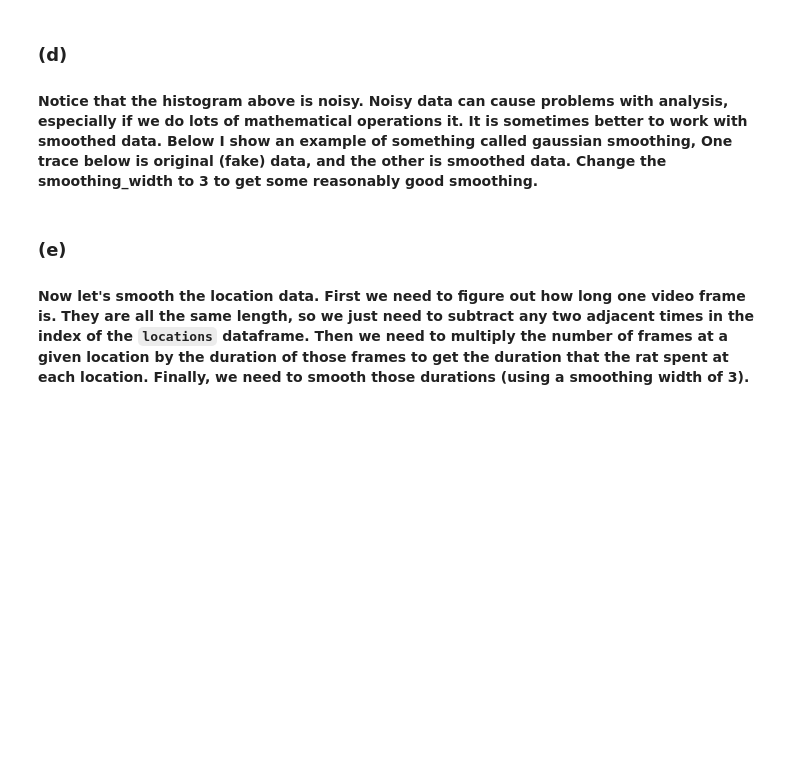
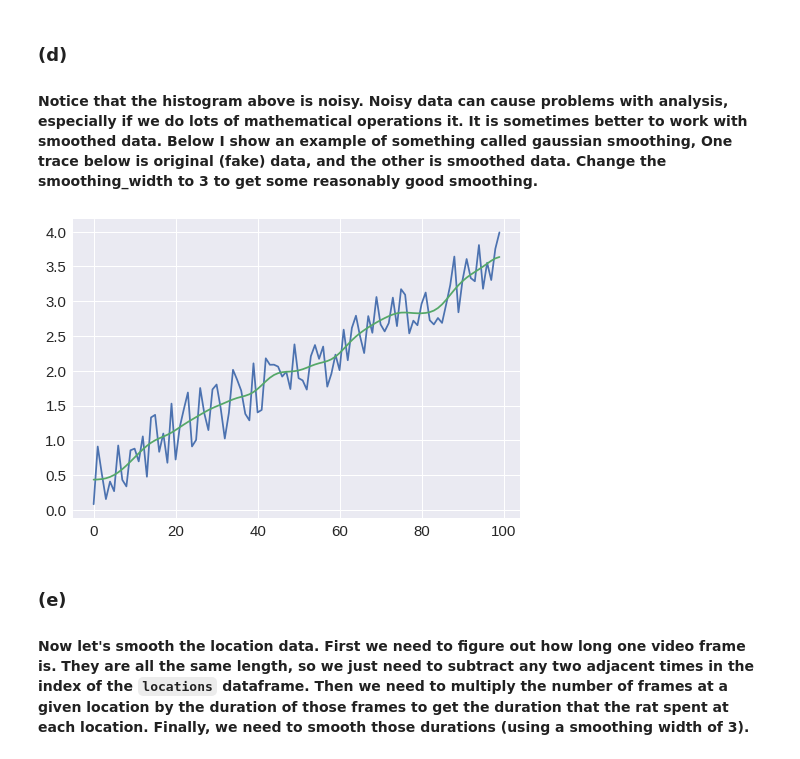
Before and after one commit to prakshalj0512/MAT494, a Jupyter notebook: Copy_of_neural_coding_exercises.ipynb, the cells around one changed output. Cells and saved outputs as stored; diff of their text form; code cells hidden in the pictures; blank space fills up the shorter version.

```diff
--- a/Copy_of_neural_coding_exercises.ipynb
+++ b/Copy_of_neural_coding_exercises.ipynb
@@ -101,10 +132,12 @@ bin_centers = bin_centers.round(3)
 # %%
 from scipy.ndimage.filters import gaussian_filter
 noisy = np.linspace(0,3,100) + np.random.rand(100)
-smoothing_width = ...
+smoothing_width = 3
 smooth = gaussian_filter(noisy, smoothing_width)
 plt.plot(noisy) # The blue trace
 plt.plot(smooth); # The orange trace
+# %% [output]
+[figure, added]
 # %% [markdown]
 ### (e)
 #### Now let's smooth the location data.  First we need to figure out how long one video frame is.  They are all the same length, so we just need to subtract any two adjacent times in the index of the `locations` dataframe.  Then we need to multiply the number of frames at a given location by the duration of those frames to get the duration that the rat spent at each location.  Finally, we need to smooth those durations (using a smoothing width of 3).
```
Also changed, not shown: parts of 19 cells of this notebook.
